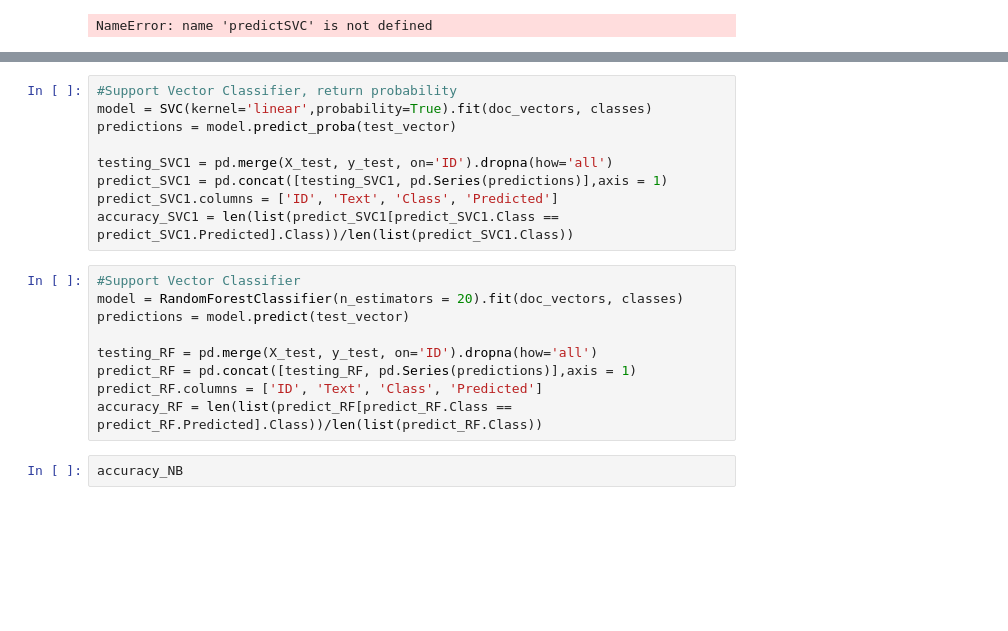
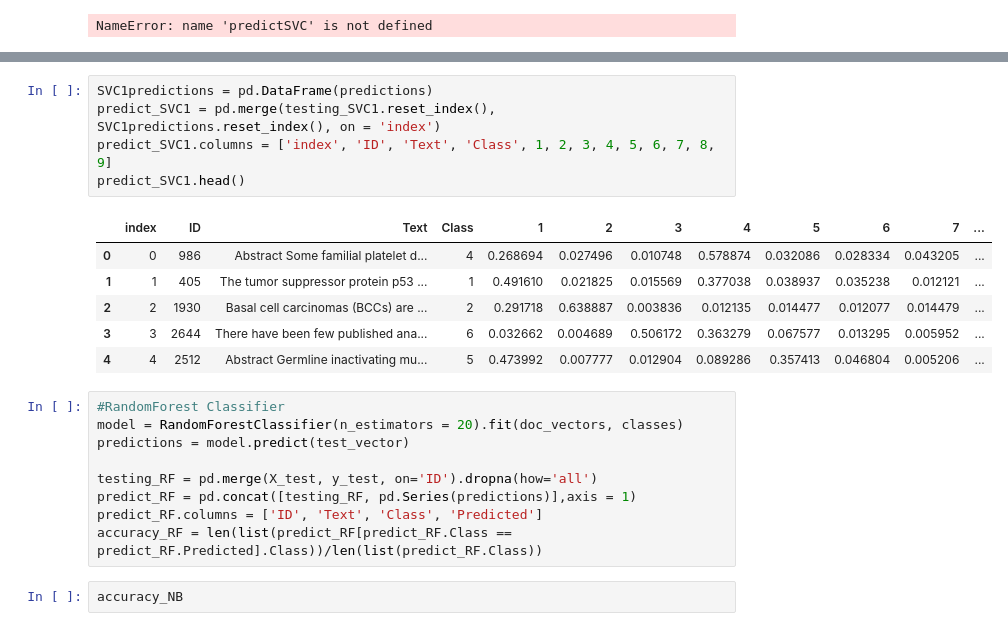
Before and after one commit to allanwdong/MSK_Precision_Medicine_Challenge, a Jupyter notebook: Code/Exploration Collin.ipynb, the cells around one changed output, grey strips where cells are left out. Saved outputs shown, nothing was run; the diff lists cells and outputs as text; blank space fills up the shorter version.

```diff
--- a/Code/Exploration Collin.ipynb
+++ b/Code/Exploration Collin.ipynb
@@ -325,21 +338,24 @@ NameError: name 'predictSVC' is not defined
+# %%
+SVC1predictions = pd.DataFrame(predictions)
+predict_SVC1 = pd.merge(testing_SVC1.reset_index(), SVC1predictions.reset_index(), on = 'index')
+predict_SVC1.columns = ['index', 'ID', 'Text', 'Class', 1, 2, 3, 4, 5, 6, 7, 8, 9]
+predict_SVC1.head()
+# %% [output]
+|  | index | ID | Text | Class | 1 | 2 | 3 | 4 | 5 | 6 | 7 | ... |
+| 0 | 0 | 986 | Abstract Some familial platelet d... | 4 | 0.268694 | 0.027496 | 0.010748 | 0.578874 | 0.032086 | 0.028334 | 0.043205 | ... |
+| 1 | 1 | 405 | The tumor suppressor protein p53 ... | 1 | 0.491610 | 0.021825 | 0.015569 | 0.377038 | 0.038937 | 0.035238 | 0.012121 | ... |
+| 2 | 2 | 1930 | Basal cell carcinomas (BCCs) are ... | 2 | 0.291718 | 0.638887 | 0.003836 | 0.012135 | 0.014477 | 0.012077 | 0.014479 | ... |
+| 3 | 3 | 2644 | There have been few published ana... | 6 | 0.032662 | 0.004689 | 0.506172 | 0.363279 | 0.067577 | 0.013295 | 0.005952 | ... |
+| 4 | 4 | 2512 | Abstract Germline inactivating mu... | 5 | 0.473992 | 0.007777 | 0.012904 | 0.089286 | 0.357413 | 0.046804 | 0.005206 | ... |
 # %%
-#Support Vector Classifier, return probability
-model = SVC(kernel='linear',probability=True).fit(doc_vectors, classes)
-predictions = model.predict_proba(test_vector)
+#RandomForest Classifier
+model = RandomForestClassifier(n_estimators = 20).fit(doc_vectors, classes)
+predictions = model.predict(test_vector)
 
-testing_SVC1 = pd.merge(X_test, y_test, on='ID').dropna(how='all')
-predict_SVC1 = pd.concat([testing_SVC1, pd.Series(predictions)],axis = 1)
-predict_SVC1.columns = ['ID', 'Text', 'Class', 'Predicted']
-accuracy_SVC1 = len(list(predict_SVC1[predict_SVC1.Class == predict_SVC1.Predicted].Class))/len(list(predict_SVC1.Class))
+testing_RF = pd.merge(X_test, y_test, on='ID').dropna(how='all')
+predict_RF = pd.concat([testing_RF, pd.Series(predictions)],axis = 1)
+predict_RF.columns = ['ID', 'Text', 'Class', 'Predicted']
+accuracy_RF = len(list(predict_RF[predict_RF.Class == predict_RF.Predicted].Class))/len(list(predict_RF.Class))
-# %%
-#Support Vector Classifier
-model = RandomForestClassifier(n_estimators = 20).fit(doc_vectors, classes)
-predictions = model.predict(test_vector)
-
-testing_RF = pd.merge(X_test, y_test, on='ID').dropna(how='all')
-predict_RF = pd.concat([testing_RF, pd.Series(predictions)],axis = 1)
-predict_RF.columns = ['ID', 'Text', 'Class', 'Predicted']
-accuracy_RF = len(list(predict_RF[predict_RF.Class == predict_RF.Predicted].Class))/len(list(predict_RF.Class))
 # %%
 accuracy_NB
 # %% [output]
```
Also changed, not shown: parts of 8 cells of this notebook, 3 other files.
